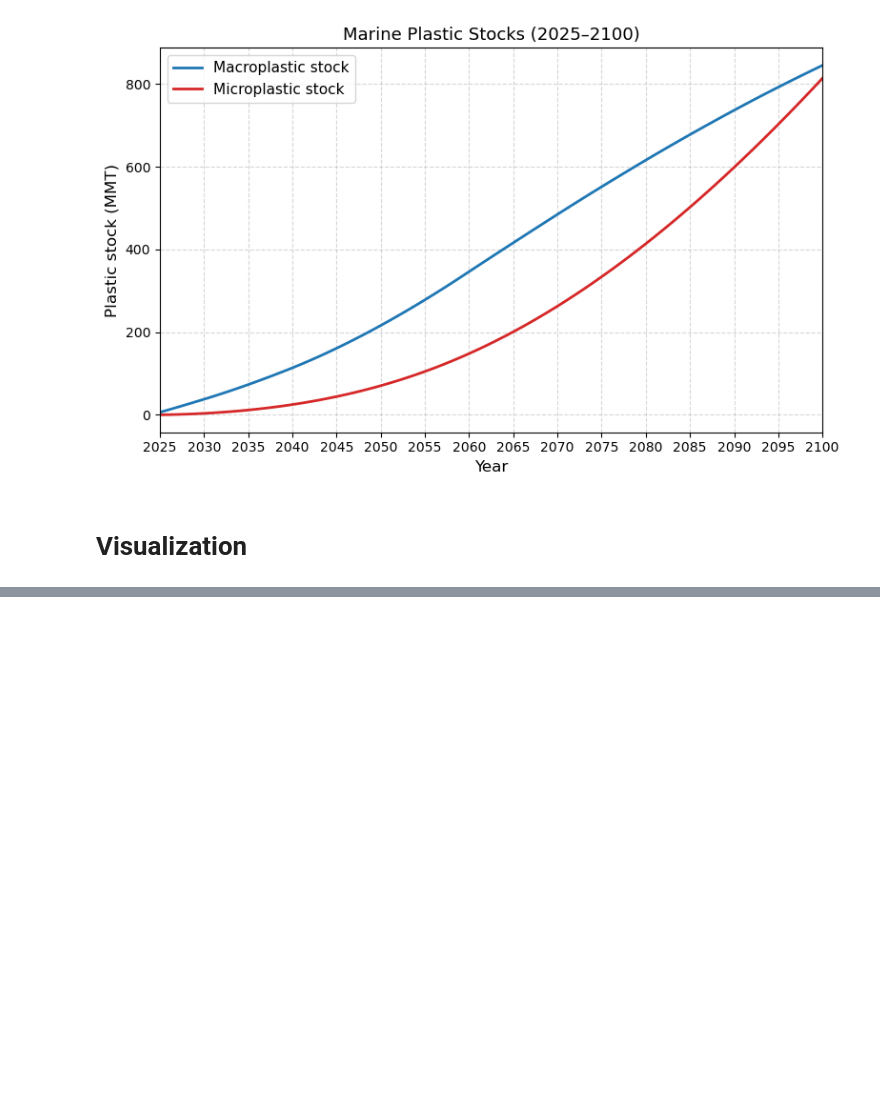
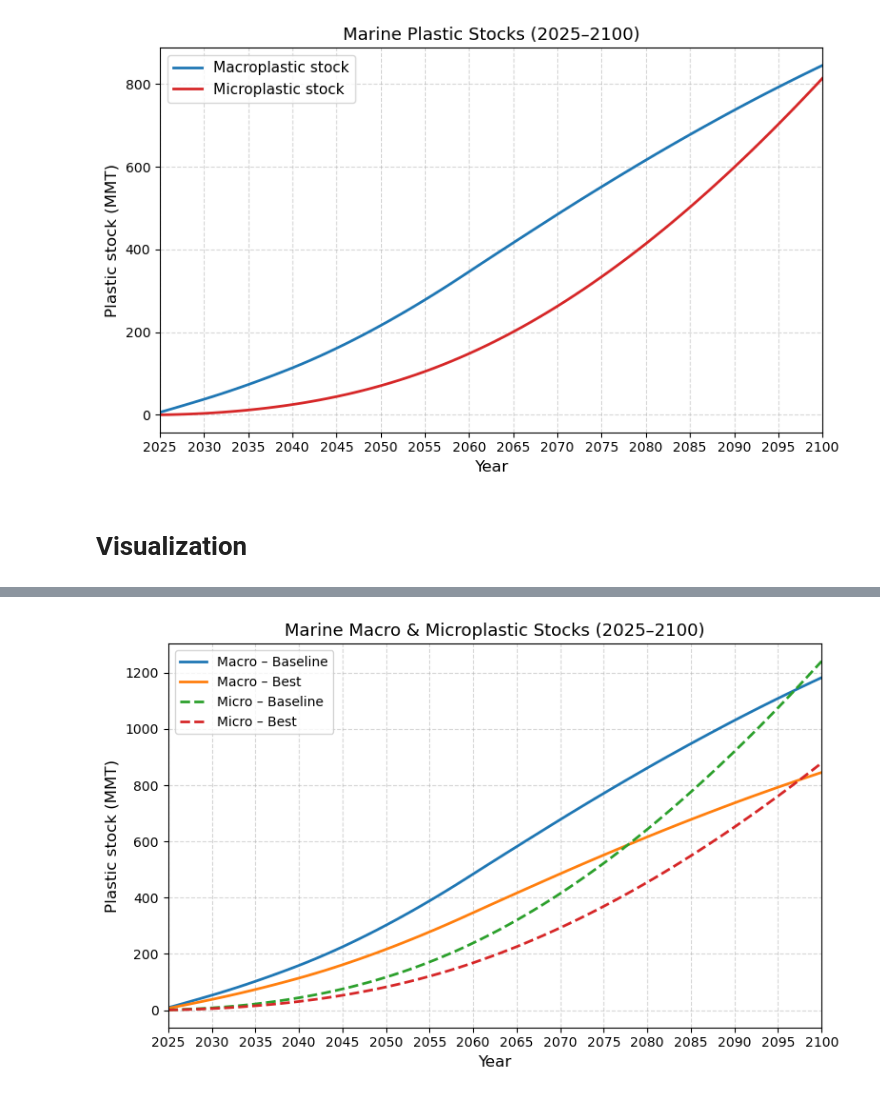
Before and after one commit to FarshidNazemi/packaging-roadmap, a Jupyter notebook: dynamic analysis and roadmap.ipynb, the cells around one changed output, grey strips where cells are left out. Saved outputs shown, nothing was run; the diff lists cells and outputs as text; code cells hidden in the pictures; blank space fills up the shorter version.

```diff
--- a/dynamic analysis and roadmap.ipynb
+++ b/dynamic analysis and roadmap.ipynb
@@ -3182,0 +3258,56 @@ plt.show()
+# %%
+import matplotlib.pyplot as plt
+import pandas as pd
+import numpy as np
+
+# Load macro stocks (baseline & best)
+map_base = pd.read_csv("macroplastic_stock_by_year_baseline.csv")
+map_best = pd.read_csv("macroplastic_stock_by_year_best.csv")
+
+# Load micro stocks (baseline & best)
+mip_base = pd.read_csv("microplastic_stock_by_year_baseline.csv")
+mip_best = pd.read_csv("microplastic_stock_by_year_best.csv")
+
+# Ensure MMT units (convert from kg if needed)
+if "MaP_stock_Mt" not in map_base.columns:
+    map_base["MaP_stock_Mt"] = map_base["MaP_stock_kg"] / 1e9
+if "MaP_stock_Mt" not in map_best.columns:
+    map_best["MaP_stock_Mt"] = map_best["MaP_stock_kg"] / 1e9
+
+if "MiP_stock_Mt" not in mip_base.columns and "MiP_stock_kg" in mip_base.columns:
+    mip_base["MiP_stock_Mt"] = mip_base["MiP_stock_kg"] / 1e9
+if "MiP_stock_Mt" not in mip_best.columns and "MiP_stock_kg" in mip_best.columns:
+    mip_best["MiP_stock_Mt"] = mip_best["MiP_stock_kg"] / 1e9
+
+# Inner-join on year for consistency
+merged = (
+    map_base[["year","MaP_stock_Mt"]].rename(columns={"MaP_stock_Mt":"Macro Baseline"})
+    .merge(map_best[["year","MaP_stock_Mt"]].rename(columns={"MaP_stock_Mt":"Macro Best"}), on="year", how="inner")
+    .merge(mip_base[["year","MiP_stock_Mt"]].rename(columns={"MiP_stock_Mt":"Micro Baseline"}), on="year", how="inner")
+    .merge(mip_best[["year","MiP_stock_Mt"]].rename(columns={"MiP_stock_Mt":"Micro Best"}), on="year", how="inner")
+    .sort_values("year")
+)
+
+# Plot all four series on one axis
+plt.figure(figsize=(8,5))
+plt.plot(merged["year"], merged["Macro Baseline"], linewidth=2, label="Macro – Baseline")
+plt.plot(merged["year"], merged["Macro Best"],     linewidth=2, label="Macro – Best")
+plt.plot(merged["year"], merged["Micro Baseline"], linewidth=2, linestyle="--", label="Micro – Baseline")
+plt.plot(merged["year"], merged["Micro Best"],     linewidth=2, linestyle="--", label="Micro – Best")
+
+plt.xlabel("Year", fontsize=12)
+plt.ylabel("Plastic stock (MMT)", fontsize=12)
+plt.title("Marine Macro & Microplastic Stocks (2025–2100)", fontsize=13)
+plt.grid(True, linestyle="--", alpha=0.5)
+plt.xlim(2025, 2100)
+plt.xticks(np.arange(2025, 2101, 5))
+plt.legend(fontsize=10)
+plt.tight_layout()
+
+# Save figures
+plt.savefig("Macro_Micro_stock_baseline_vs_best_2025_2100.png", dpi=300)
+plt.savefig("Macro_Micro_stock_baseline_vs_best_2025_2100.svg", format="svg")
+
+plt.show()
+# %% [output]
+[figure, added]
```
Also changed, not shown: parts of 16 cells of this notebook, 13 other files.
